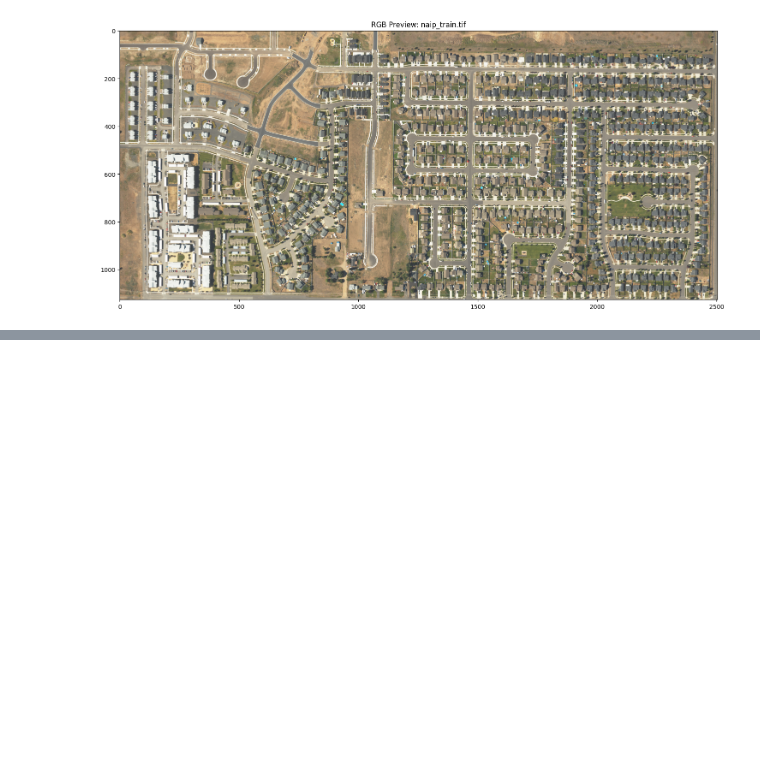
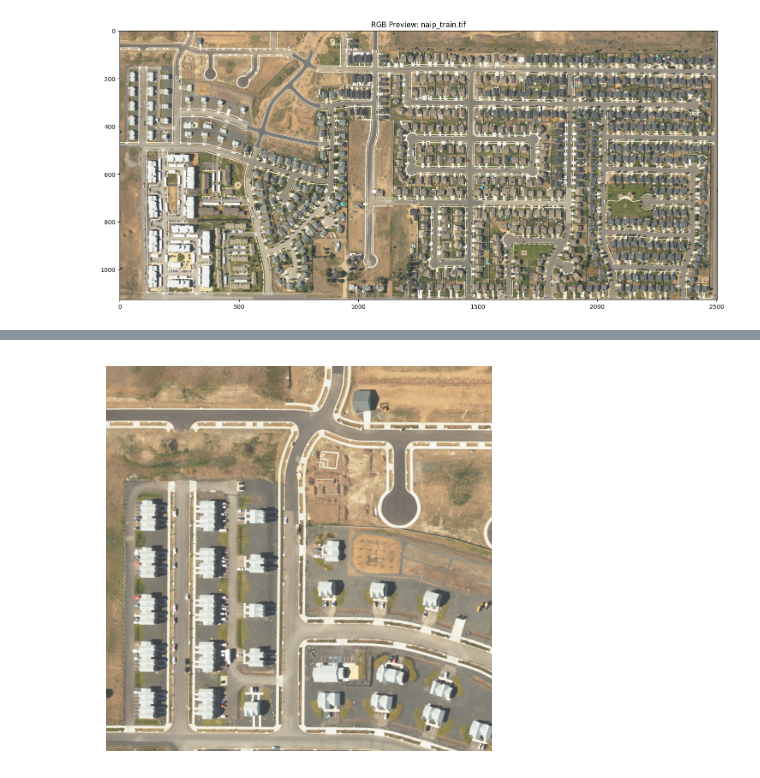
Before and after one commit to deskaygraphics/My_geoai_Project, a Jupyter notebook: View_Metadata.ipynb, the cells around one changed output, grey strips where cells are left out. Cells and saved outputs as stored; diff of their text form; code cells hidden in the pictures; blank space fills up the shorter version.

```diff
--- a/View_Metadata.ipynb
+++ b/View_Metadata.ipynb
@@ -114,0 +173,4 @@ Band 1:
+# %%
+geoai.view_image(clip_raster_path)
+# %% [output]
+[figure, added]
```
Also changed, not shown: parts of 8 cells of this notebook.
